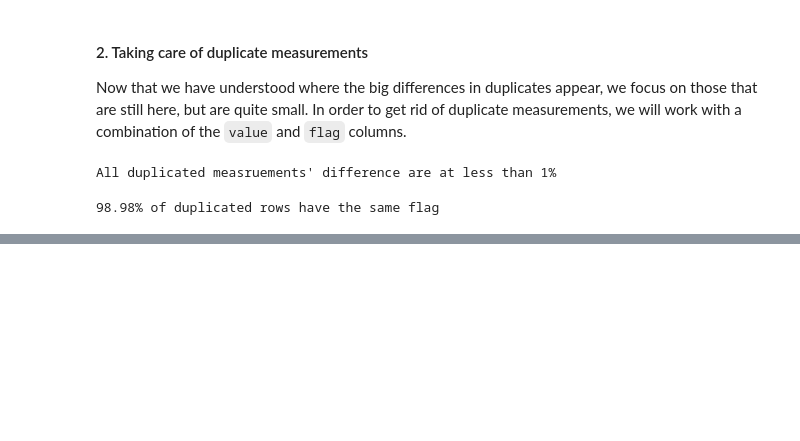
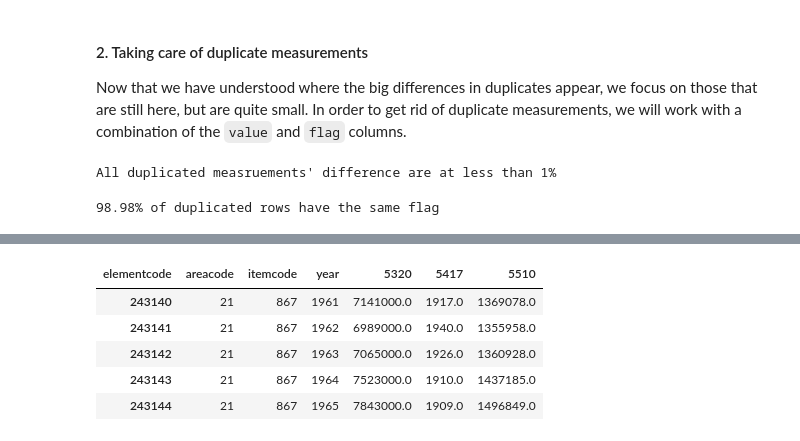
Before and after one commit to ChatPerche/ADA_Project, a Jupyter notebook: Milestone_2.ipynb, the cells around one changed output, grey strips where cells are left out. Saved outputs shown, nothing was run; the diff lists cells and outputs as text; code cells hidden in the pictures; blank space fills up the shorter version.

```diff
--- a/Milestone_2.ipynb
+++ b/Milestone_2.ipynb
@@ -645,0 +661,9 @@ print("{:.2f}% of duplicated rows have the same flag".format(same_flag.shape[0]/
+# %%
+cattle.head()
+# %% [output]
+| elementcode | areacode | itemcode | year | 5320 | 5417 | 5510 |
+| 243140 | 21 | 867 | 1961 | 7141000.0 | 1917.0 | 1369078.0 |
+| 243141 | 21 | 867 | 1962 | 6989000.0 | 1940.0 | 1355958.0 |
+| 243142 | 21 | 867 | 1963 | 7065000.0 | 1926.0 | 1360928.0 |
+| 243143 | 21 | 867 | 1964 | 7523000.0 | 1910.0 | 1437185.0 |
+| 243144 | 21 | 867 | 1965 | 7843000.0 | 1909.0 | 1496849.0 |
```
Also changed, not shown: parts of 22 cells of this notebook, 1 other file.
